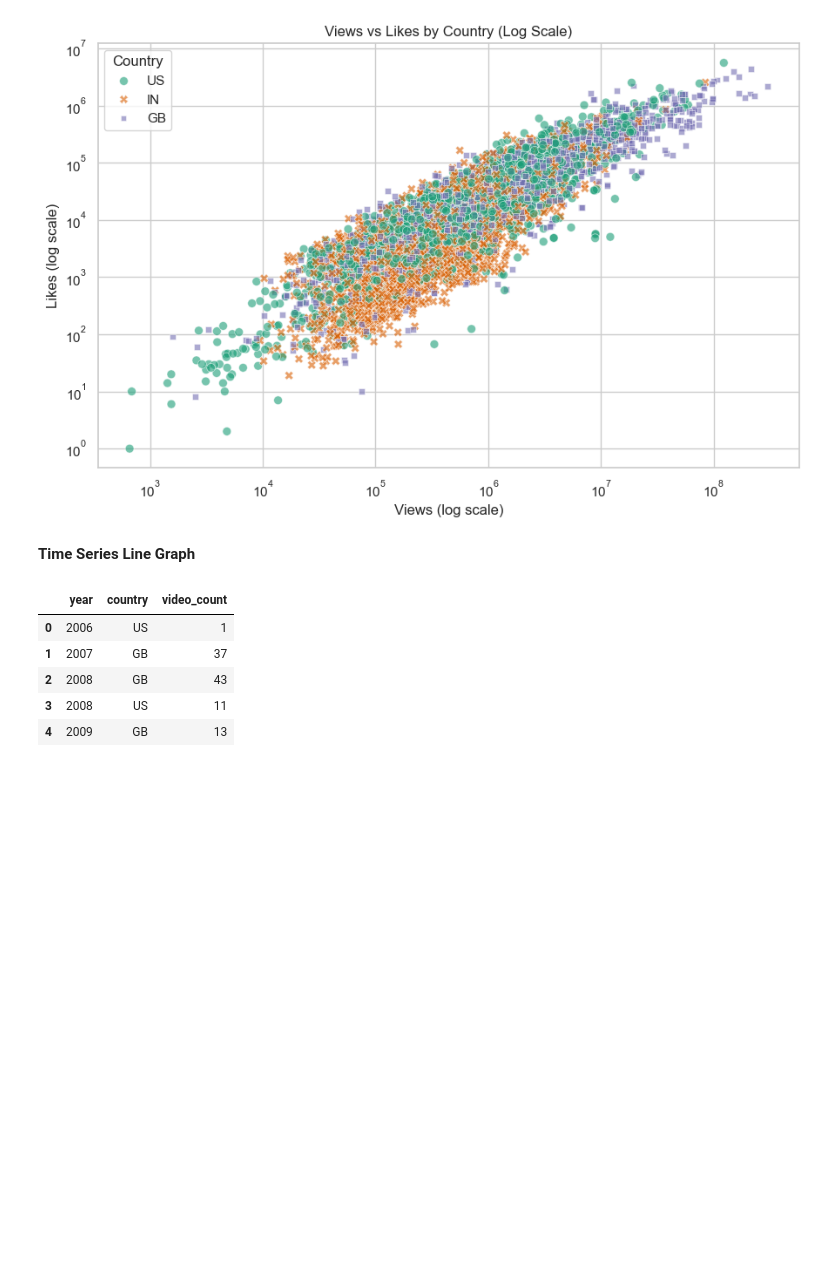
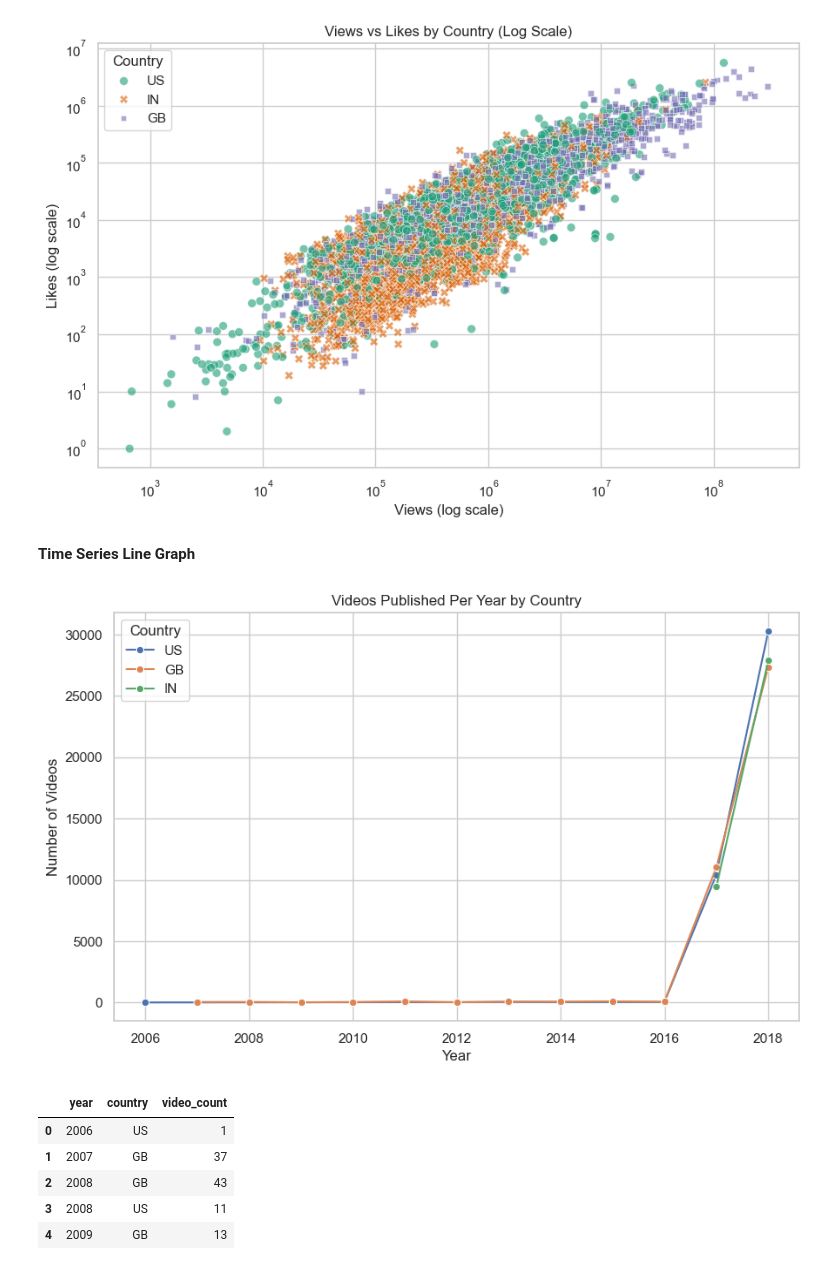
Before and after one commit to apoorva-ppl/LargeDatasetQuery-Optimisation, a Jupyter notebook: notebooks/visualization.ipynb, the cells around one changed output. Cells and saved outputs as stored; diff of their text form; code cells hidden in the pictures; blank space fills up the shorter version.

Commit message:
Update visualization notebook

```diff
--- a/notebooks/visualization.ipynb
+++ b/notebooks/visualization.ipynb
@@ -138,13 +146,70 @@ plt.show()
 **Time Series Line Graph**
 # %%
 
+import pandas as pd
+import matplotlib.pyplot as plt
+import seaborn as sns
+
+# -----------------------------
+# 1. Load data WITH country
+# -----------------------------
+files = {
+    "US": "../data/USvideos.csv",
+    "IN": "../data/INvideos.csv",
+    "GB": "../data/GBvideos.csv"
+}
+
+dfs = []
+for country, path in files.items():
+    temp = pd.read_csv(path)
+    temp["country"] = country
+    dfs.append(temp)
+
+df = pd.concat(dfs, ignore_index=True)
+
+# -----------------------------
+# 2. Convert publish_time properly
+# -----------------------------
+df["publish_time"] = pd.to_datetime(df["publish_time"], errors="coerce")
+
+# -----------------------------
+# 3. Prepare grouped data
+# -----------------------------
 videos_per_year_country = (
     df.dropna(subset=["publish_time"])
-      .assign(year=df["publish_time"].dt.year)
+      .assign(year=lambda x: x["publish_time"].dt.year)
       .groupby(["year", "country"])
       .size()
       .reset_index(name="video_count")
 )
+
+# -----------------------------
+# 4. Plot multi-line time series
+# -----------------------------
+sns.set_theme(style="whitegrid")
+
+plt.figure(figsize=(10, 6))
+
+sns.lineplot(
+    data=videos_per_year_country,
+    x="year",
+    y="video_count",
+    hue="country",
+    marker="o"
+)
+
+plt.title("Videos Published Per Year by Country")
+plt.xlabel("Year")
+plt.ylabel("Number of Videos")
+plt.legend(title="Country")
+
+# -----------------------------
+# 5. Save figure
+# -----------------------------
+plt.savefig("../images/videos_per_year_country.png", dpi=300, bbox_inches="tight")
+plt.show()
+# %% [output]
+[figure, added]
 # %%
 videos_per_year_country.head()
 # %% [output]
```
Also changed, not shown: parts of 6 cells of this notebook.
